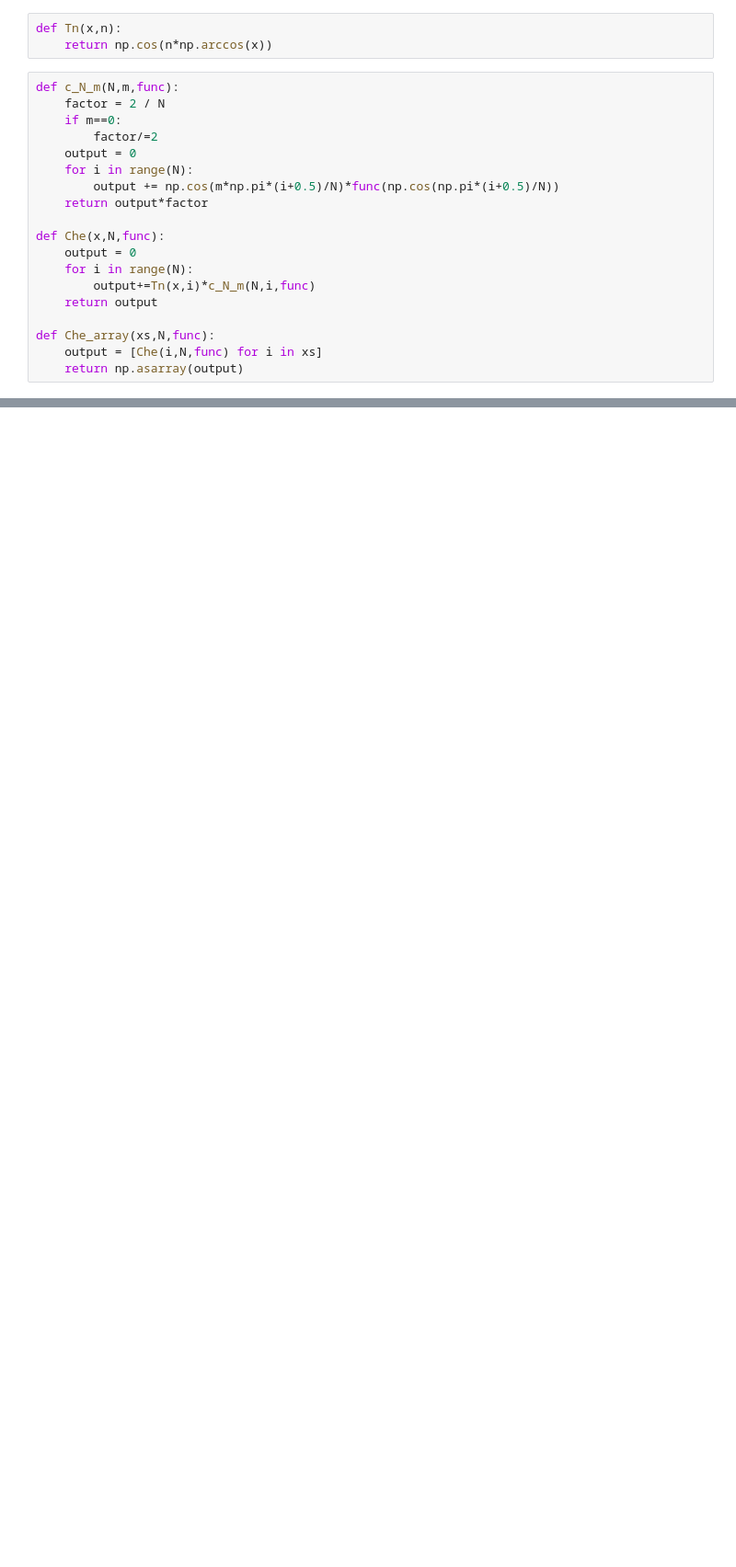
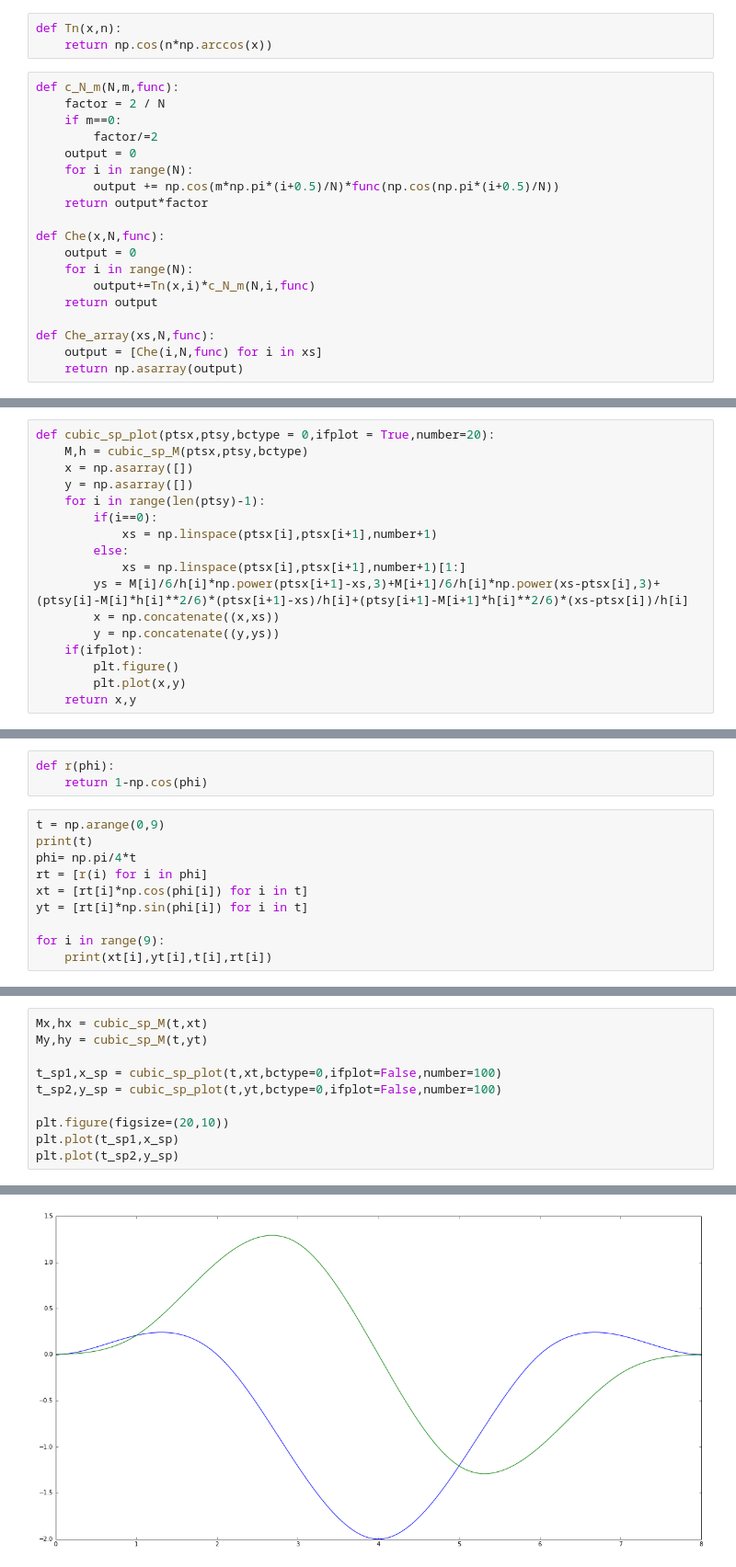
Before and after one commit to DickyChant/Compphy_2, a Jupyter notebook: hw2.ipynb, the cells around one changed output, grey strips where cells are left out. Shown at 92% size. Saved outputs shown, nothing was run; the diff lists cells and outputs as text; blank space fills up the shorter version.

```diff
--- a/hw2.ipynb
+++ b/hw2.ipynb
@@ -86,0 +127,17 @@ trd_sp(points,runge(points))
+# %%
+def cubic_sp_plot(ptsx,ptsy,bctype = 0,ifplot = True,number=20):
+    M,h = cubic_sp_M(ptsx,ptsy,bctype)
+    x = np.asarray([])
+    y = np.asarray([])
+    for i in range(len(ptsy)-1):
+        if(i==0):
+            xs = np.linspace(ptsx[i],ptsx[i+1],number+1)
+        else:
+            xs = np.linspace(ptsx[i],ptsx[i+1],number+1)[1:]
+        ys = M[i]/6/h[i]*np.power(ptsx[i+1]-xs,3)+M[i+1]/6/h[i]*np.power(xs-ptsx[i],3)+(ptsy[i]-M[i]*h[i]**2/6)*(ptsx[i+1]-xs)/h[i]+(ptsy[i+1]-M[i+1]*h[i]**2/6)*(xs-ptsx[i])/h[i]
+        x = np.concatenate((x,xs))
+        y = np.concatenate((y,ys))
+    if(ifplot):
+        plt.figure()
+        plt.plot(x,y)
+    return x,y
@@ -86,0 +174,13 @@ trd_sp(points,runge(points))
+# %%
+def r(phi):
+    return 1-np.cos(phi)
+# %%
+t = np.arange(0,9)
+print(t)
+phi= np.pi/4*t
+rt = [r(i) for i in phi]
+xt = [rt[i]*np.cos(phi[i]) for i in t]
+yt = [rt[i]*np.sin(phi[i]) for i in t]
+
+for i in range(9):
+    print(xt[i],yt[i],t[i],rt[i])
@@ -86,0 +200,11 @@ trd_sp(points,runge(points))
+# %%
+Mx,hx = cubic_sp_M(t,xt)
+My,hy = cubic_sp_M(t,yt)
+
+t_sp1,x_sp = cubic_sp_plot(t,xt,bctype=0,ifplot=False,number=100)
+t_sp2,y_sp = cubic_sp_plot(t,yt,bctype=0,ifplot=False,number=100)
+
+plt.figure(figsize=(20,10))
+plt.plot(t_sp1,x_sp)
+plt.plot(t_sp2,y_sp)
+# %% [output]
@@ -86,0 +212 @@ trd_sp(points,runge(points))
+[figure, added]
```
Also changed, not shown: parts of 18 cells of this notebook, 1 other file.
